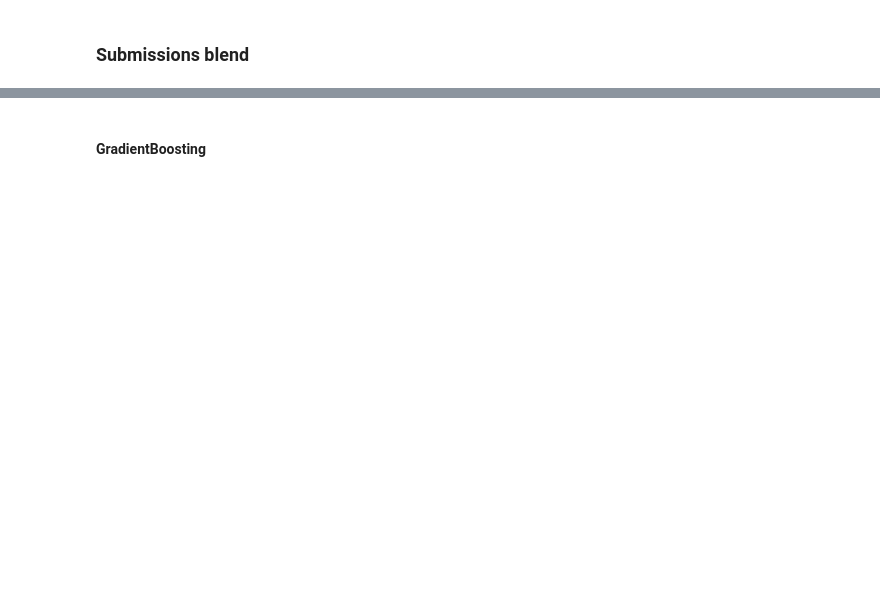
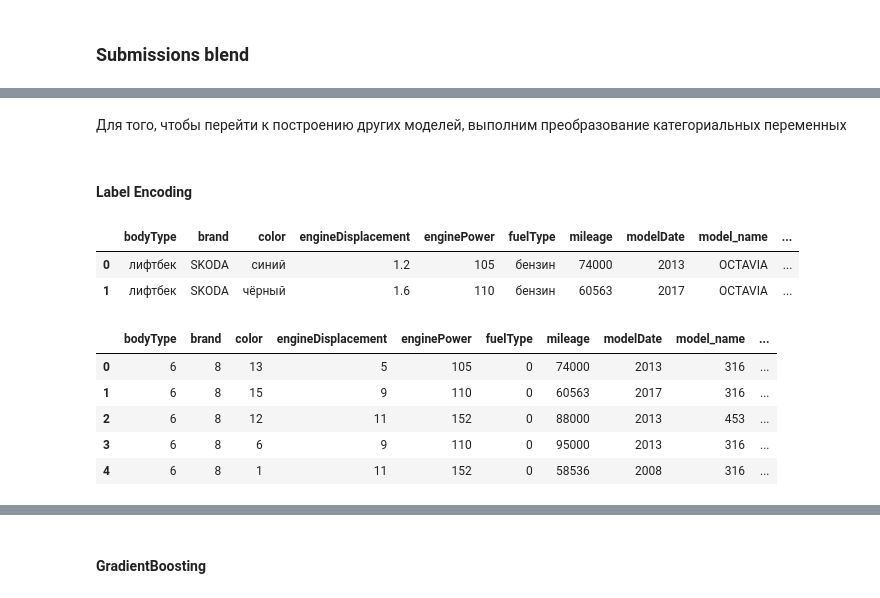
Before and after one commit to mezentsevaEA1/skillfactory_rds, a Jupyter notebook: module_5/sf-dst-car-price-prediction_MKdst35.ipynb, the cells around one changed output, grey strips where cells are left out. Cells and saved outputs as stored; diff of their text form; code cells hidden in the pictures; blank space fills up the shorter version.

```diff
--- a/module_5/sf-dst-car-price-prediction_MKdst35.ipynb
+++ b/module_5/sf-dst-car-price-prediction_MKdst35.ipynb
@@ -1406,0 +1418,4 @@ sample_submission.head(10)
+# %% [markdown]
+Для того, чтобы перейти к построению других моделей, выполним преобразование категориальных переменных
+# %% [markdown]
+#### Label Encoding
@@ -1406,0 +1431,20 @@ sample_submission.head(10)
+# %%
+data_enc.head(2)
+# %% [output]
+|  | bodyType | brand | color | engineDisplacement | enginePower | fuelType | mileage | modelDate | model_name | ... |
+| 0 | лифтбек | SKODA | синий | 1.2 | 105 | бензин | 74000 | 2013 | OCTAVIA | ... |
+| 1 | лифтбек | SKODA | чёрный | 1.6 | 110 | бензин | 60563 | 2017 | OCTAVIA | ... |
+# %%
+from sklearn import preprocessing
+bin_cols = ['bodyType','brand','color', 'engineDisplacement', 'fuelType', 'model_name','vehicleTransmission', 'ПТС', 'Привод', 'Руль', 'seller_type', 'vendor']
+label_encoder = preprocessing.LabelEncoder()
+for column in bin_cols:
+    data_enc[column] = label_encoder.fit_transform(data_enc[column])
+data_enc.head()
+# %% [output]
+|  | bodyType | brand | color | engineDisplacement | enginePower | fuelType | mileage | modelDate | model_name | ... |
+| 0 | 6 | 8 | 13 | 5 | 105 | 0 | 74000 | 2013 | 316 | ... |
+| 1 | 6 | 8 | 15 | 9 | 110 | 0 | 60563 | 2017 | 316 | ... |
+| 2 | 6 | 8 | 12 | 11 | 152 | 0 | 88000 | 2013 | 453 | ... |
+| 3 | 6 | 8 | 6 | 9 | 110 | 0 | 95000 | 2013 | 316 | ... |
+| 4 | 6 | 8 | 1 | 11 | 152 | 0 | 58536 | 2008 | 316 | ... |
```
Also changed, not shown: parts of 25 cells of this notebook.
